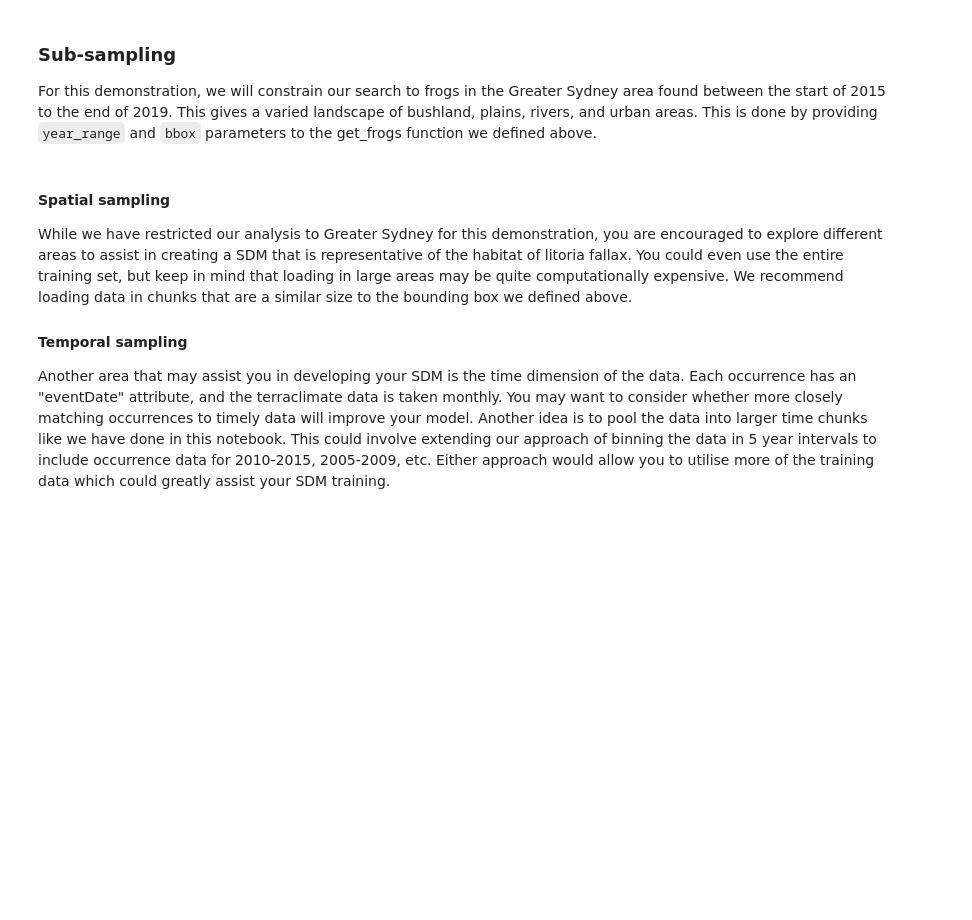
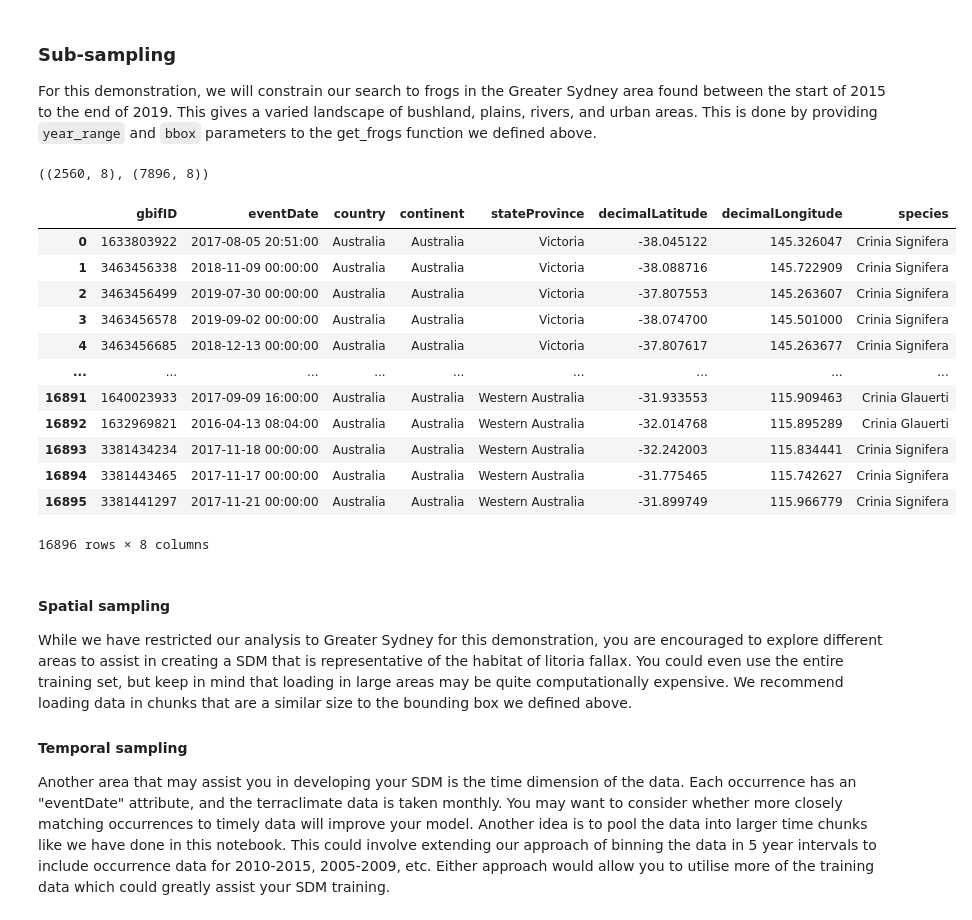
Before and after one commit to YiyaoL/EY-Challenge, a Jupyter notebook: challenge_1_benchmark_1.ipynb, the cells around one changed output. Saved outputs shown, nothing was run; the diff lists cells and outputs as text; code cells hidden in the pictures; blank space fills up the shorter version.

```diff
--- a/challenge_1_benchmark_1.ipynb
+++ b/challenge_1_benchmark_1.ipynb
@@ -140,3 +165,25 @@ all_frog_data = get_frogs('occurrence.txt', year_range=(2015, 2019), bbox=bbox)
+# %%
+all_frogs[0].shape,all_frogs[1].shape
+# %% [output]
+((2560, 8), (7896, 8))
+# %%
+all_frog_data = all_frogs[0].merge(all_frogs[1],how = 'outer').merge(all_frogs[2],how = 'outer').merge(all_frogs[3],how = 'outer').merge(all_frogs[4],how = 'outer')
+
+all_frog_data
+# %% [output]
+|  | gbifID | eventDate | country | continent | stateProvince | decimalLatitude | decimalLongitude | species |
+| 0 | 1633803922 | 2017-08-05 20:51:00 | Australia | Australia | Victoria | -38.045122 | 145.326047 | Crinia Signifera |
+| 1 | 3463456338 | 2018-11-09 00:00:00 | Australia | Australia | Victoria | -38.088716 | 145.722909 | Crinia Signifera |
+| 2 | 3463456499 | 2019-07-30 00:00:00 | Australia | Australia | Victoria | -37.807553 | 145.263607 | Crinia Signifera |
+| 3 | 3463456578 | 2019-09-02 00:00:00 | Australia | Australia | Victoria | -38.074700 | 145.501000 | Crinia Signifera |
+| 4 | 3463456685 | 2018-12-13 00:00:00 | Australia | Australia | Victoria | -37.807617 | 145.263677 | Crinia Signifera |
+| ... | ... | ... | ... | ... | ... | ... | ... | ... |
+| 16891 | 1640023933 | 2017-09-09 16:00:00 | Australia | Australia | Western Australia | -31.933553 | 115.909463 | Crinia Glauerti |
+| 16892 | 1632969821 | 2016-04-13 08:04:00 | Australia | Australia | Western Australia | -32.014768 | 115.895289 | Crinia Glauerti |
+| 16893 | 3381434234 | 2017-11-18 00:00:00 | Australia | Australia | Western Australia | -32.242003 | 115.834441 | Crinia Signifera |
+| 16894 | 3381443465 | 2017-11-17 00:00:00 | Australia | Australia | Western Australia | -31.775465 | 115.742627 | Crinia Signifera |
+| 16895 | 3381441297 | 2017-11-21 00:00:00 | Australia | Australia | Western Australia | -31.899749 | 115.966779 | Crinia Signifera |
+16896 rows × 8 columns
 # %% [markdown]
 #### Spatial sampling
 
```
Also changed, not shown: parts of 17 cells of this notebook.
